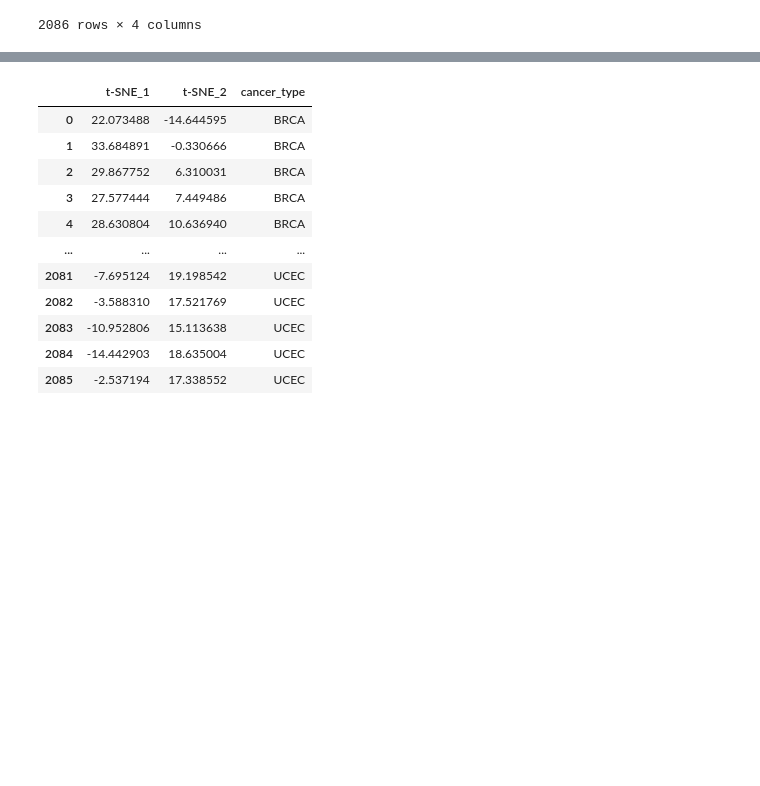
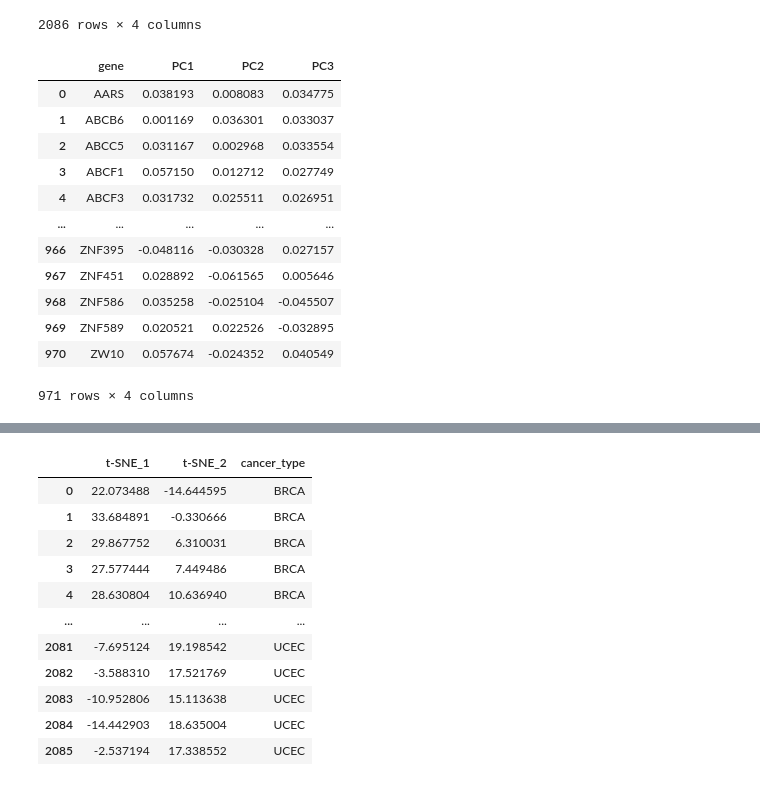
Before and after one commit to ninzyyy/rna-seq, a Jupyter notebook: exploratory.ipynb, the cells around one changed output, grey strips where cells are left out. Drawn from its saved outputs; the diff is of its cells as text; code cells hidden in the pictures; blank space fills up the shorter version.

```diff
--- a/exploratory.ipynb
+++ b/exploratory.ipynb
@@ -221,3 +221,23 @@ final_df
 | 2084 | -16.151747 | 13.746504 | -4.113261 | UCEC |
 | 2085 | 3.649838 | 15.401762 | -1.506460 | UCEC |
 2086 rows × 4 columns
+# %%
+loadings = pd.DataFrame(pca.components_.T)
+loadings.columns = ['PC1', 'PC2', 'PC3']
+loadings['gene'] = genes
+loadings = loadings[['gene', 'PC1', 'PC2', 'PC3']]
+loadings
+# %% [output]
+|  | gene | PC1 | PC2 | PC3 |
+| 0 | AARS | 0.038193 | 0.008083 | 0.034775 |
+| 1 | ABCB6 | 0.001169 | 0.036301 | 0.033037 |
+| 2 | ABCC5 | 0.031167 | 0.002968 | 0.033554 |
+| 3 | ABCF1 | 0.057150 | 0.012712 | 0.027749 |
+| 4 | ABCF3 | 0.031732 | 0.025511 | 0.026951 |
+| ... | ... | ... | ... | ... |
+| 966 | ZNF395 | -0.048116 | -0.030328 | 0.027157 |
+| 967 | ZNF451 | 0.028892 | -0.061565 | 0.005646 |
+| 968 | ZNF586 | 0.035258 | -0.025104 | -0.045507 |
+| 969 | ZNF589 | 0.020521 | 0.022526 | -0.032895 |
+| 970 | ZW10 | 0.057674 | -0.024352 | 0.040549 |
+971 rows × 4 columns
```
Also changed, not shown: parts of 3 cells of this notebook, 3 other files.
